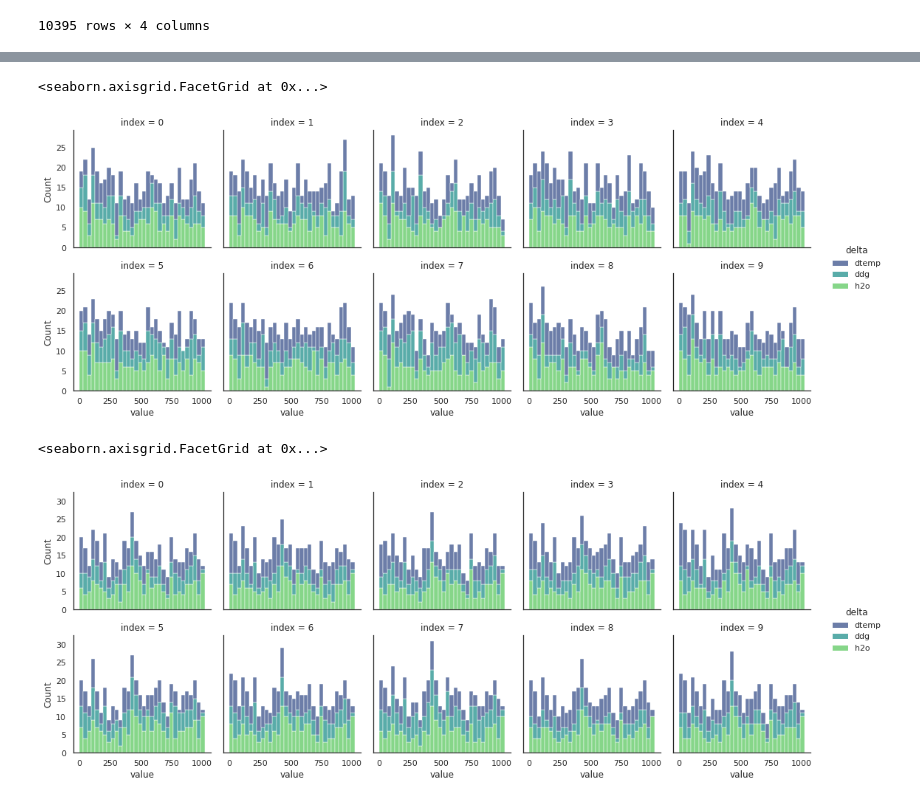
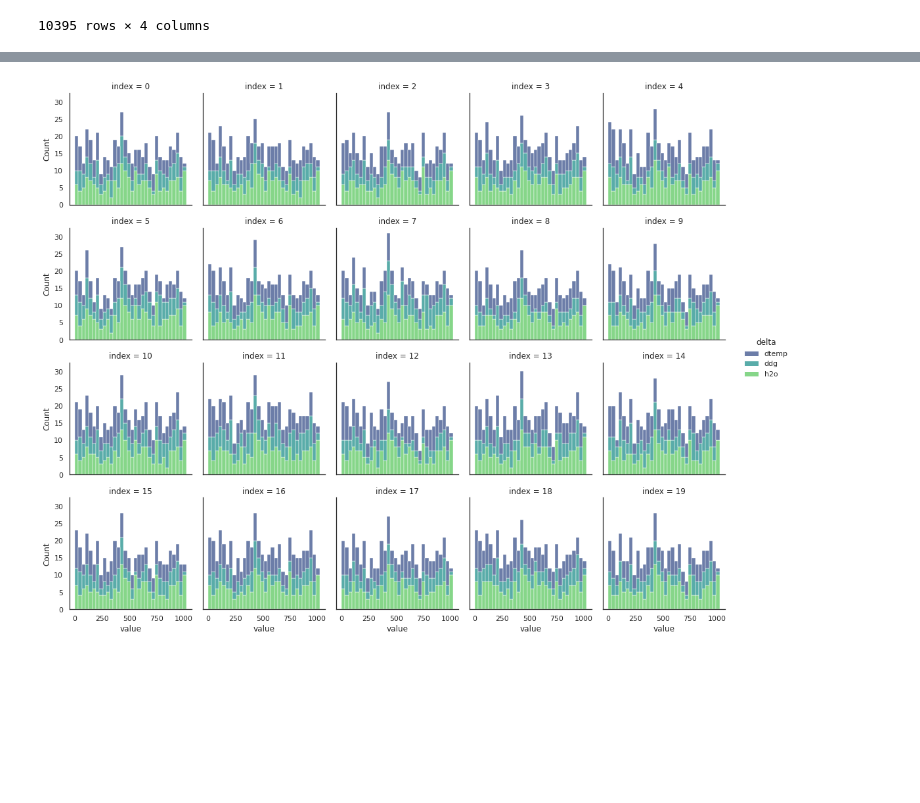
Before and after one commit to lkndl/mapra, a Jupyter notebook: mapra/9_more.ipynb, the cells around one changed output, grey strips where cells are left out. Saved outputs shown, nothing was run; the diff lists cells and outputs as text; code cells hidden in the pictures; blank space fills up the shorter version.

```diff
--- a/mapra/9_more.ipynb
+++ b/mapra/9_more.ipynb
@@ -405,0 +413,3 @@ sns.displot(dt, x='coefs', y='spears',
+# %%
+dt = pd.read_csv('../txts/0-20_loops_col_picking.csv').drop(columns='Unnamed: 0')
+dt
@@ -451,19 +475,11 @@ fig.savefig(Path('.').resolve().parent / 'plots' / 'co-occurrences_pearson.png',
             dpi=600, bbox_inches='tight', pad_inches=.1)
 # %%
-sns.displot(dt.loc[dt.variable == 'coefs',],
-            x='value', kind='hist', multiple='stack', bins=32,
-            hue='delta', hue_order=delta_labels, palette='viridis',
-            col='index', col_wrap=5,
-            height=3)
+g = sns.displot(dt.loc[dt.variable == 'spears',],
+                x='value', kind='hist', multiple='stack', bins=32,
+                hue='delta', hue_order=delta_labels, palette='viridis',
+                col='index', col_wrap=5,
+                height=3)
+
+save(g, 'bars_spearmans.png')
 # %% [output]
-<seaborn.axisgrid.FacetGrid at 0x...>
-[figure, old version]
+[figure, new version]
-# %%
-sns.displot(dt.loc[dt.variable == 'spears',],
-            x='value', kind='hist', multiple='stack', bins=32,
-            hue='delta', hue_order=delta_labels, palette='viridis',
-            col='index', col_wrap=5,
-            height=3)
-# %% [output]
-<seaborn.axisgrid.FacetGrid at 0x...>
-[figure, removed]
```
Also changed, not shown: parts of 19 cells of this notebook, 4 other files.
